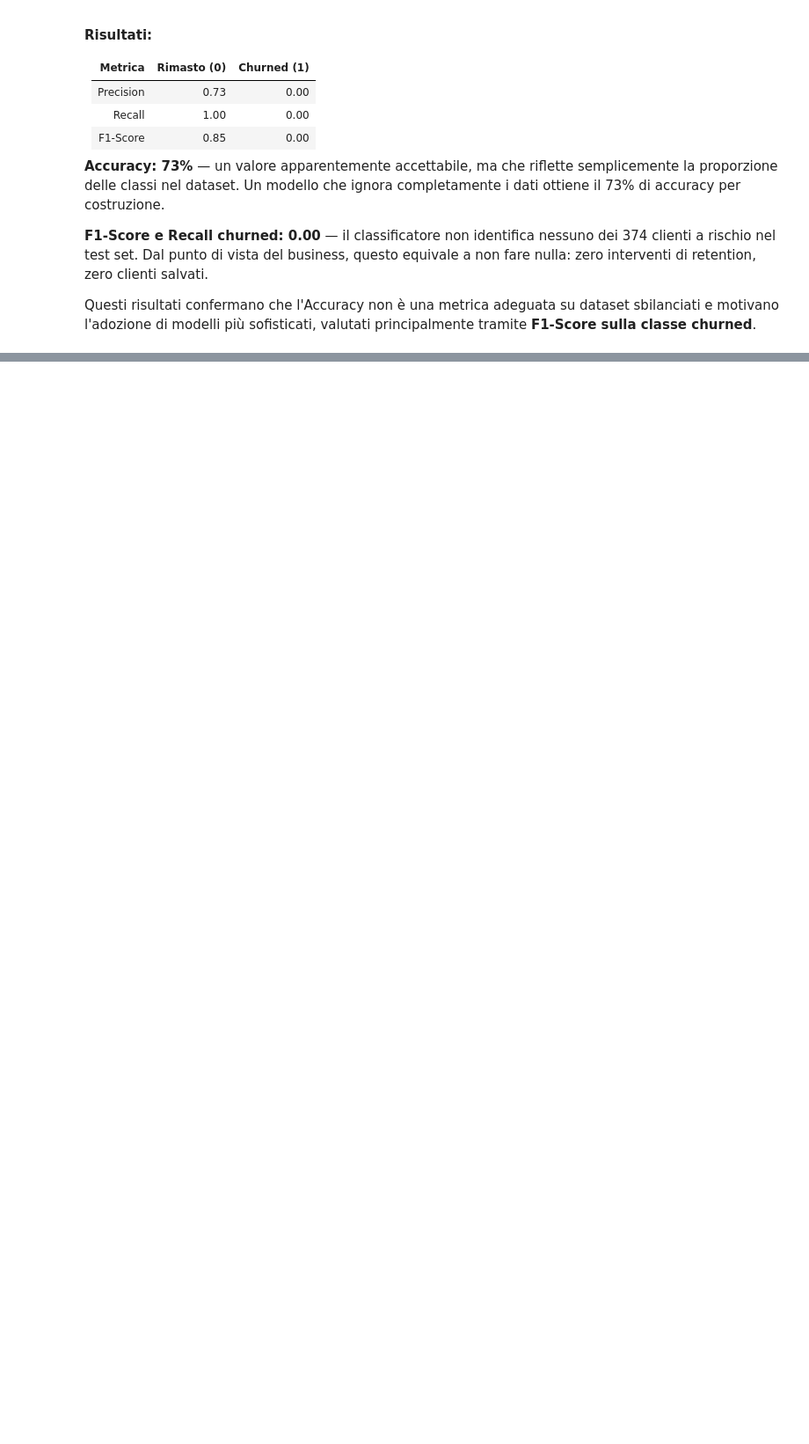
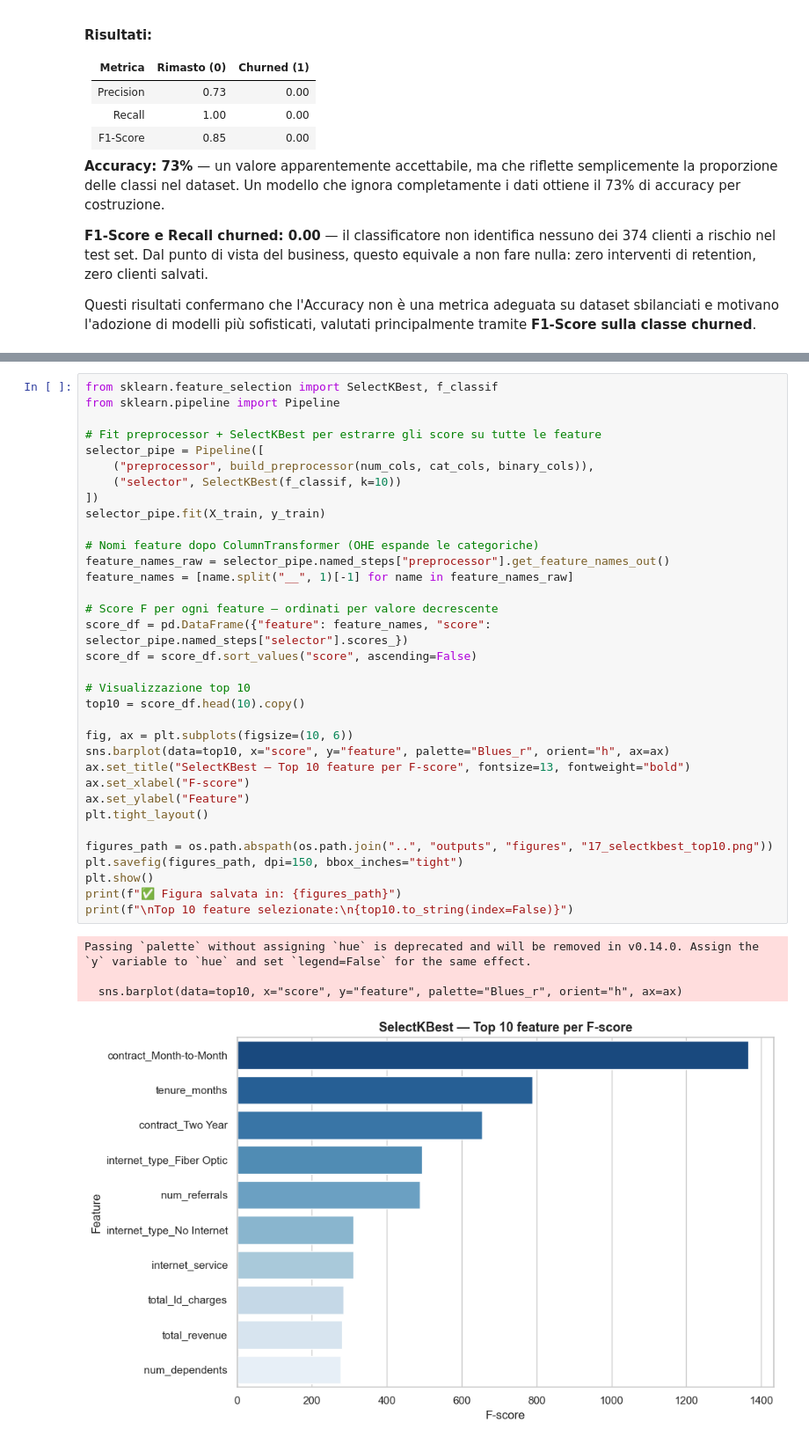
Before and after one commit to antoniohopee/telco-churn-ml, a Jupyter notebook: notebooks/04_machine_learning.ipynb, the cells around one changed output, grey strips where cells are left out. Shown at 88% size. Drawn from its saved outputs; the diff is of its cells as text; blank space fills up the shorter version.

Commit message:
feat: US-17 — SelectKBest top 10 + Logistic Regression in Pipeline

```diff
--- a/notebooks/04_machine_learning.ipynb
+++ b/notebooks/04_machine_learning.ipynb
@@ -277,0 +291,39 @@ valutati principalmente tramite **F1-Score sulla classe churned**.
+# %%
+from sklearn.feature_selection import SelectKBest, f_classif
+from sklearn.pipeline import Pipeline
+
+# Fit preprocessor + SelectKBest per estrarre gli score su tutte le feature
+selector_pipe = Pipeline([
+    ("preprocessor", build_preprocessor(num_cols, cat_cols, binary_cols)),
+    ("selector", SelectKBest(f_classif, k=10))
+])
+selector_pipe.fit(X_train, y_train)
+
+# Nomi feature dopo ColumnTransformer (OHE espande le categoriche)
+feature_names_raw = selector_pipe.named_steps["preprocessor"].get_feature_names_out()
+feature_names = [name.split("__", 1)[-1] for name in feature_names_raw]
+
+# Score F per ogni feature — ordinati per valore decrescente
+score_df = pd.DataFrame({"feature": feature_names, "score": selector_pipe.named_steps["selector"].scores_})
+score_df = score_df.sort_values("score", ascending=False)
+
+# Visualizzazione top 10
+top10 = score_df.head(10).copy()
+
+fig, ax = plt.subplots(figsize=(10, 6))
+sns.barplot(data=top10, x="score", y="feature", palette="Blues_r", orient="h", ax=ax)
+ax.set_title("SelectKBest — Top 10 feature per F-score", fontsize=13, fontweight="bold")
+ax.set_xlabel("F-score")
+ax.set_ylabel("Feature")
+plt.tight_layout()
+
+figures_path = os.path.abspath(os.path.join("..", "outputs", "figures", "17_selectkbest_top10.png"))
+plt.savefig(figures_path, dpi=150, bbox_inches="tight")
+plt.show()
+print(f"✅ Figura salvata in: {figures_path}")
+print(f"\nTop 10 feature selezionate:\n{top10.to_string(index=False)}")
+# %% [output]
+Passing `palette` without assigning `hue` is deprecated and will be removed in v0.14.0. Assign the `y` variable to `hue` and set `legend=False` for the same effect.
+
+  sns.barplot(data=top10, x="score", y="feature", palette="Blues_r", orient="h", ax=ax)
+[figure, added]
```
Also changed, not shown: parts of 4 cells of this notebook.
